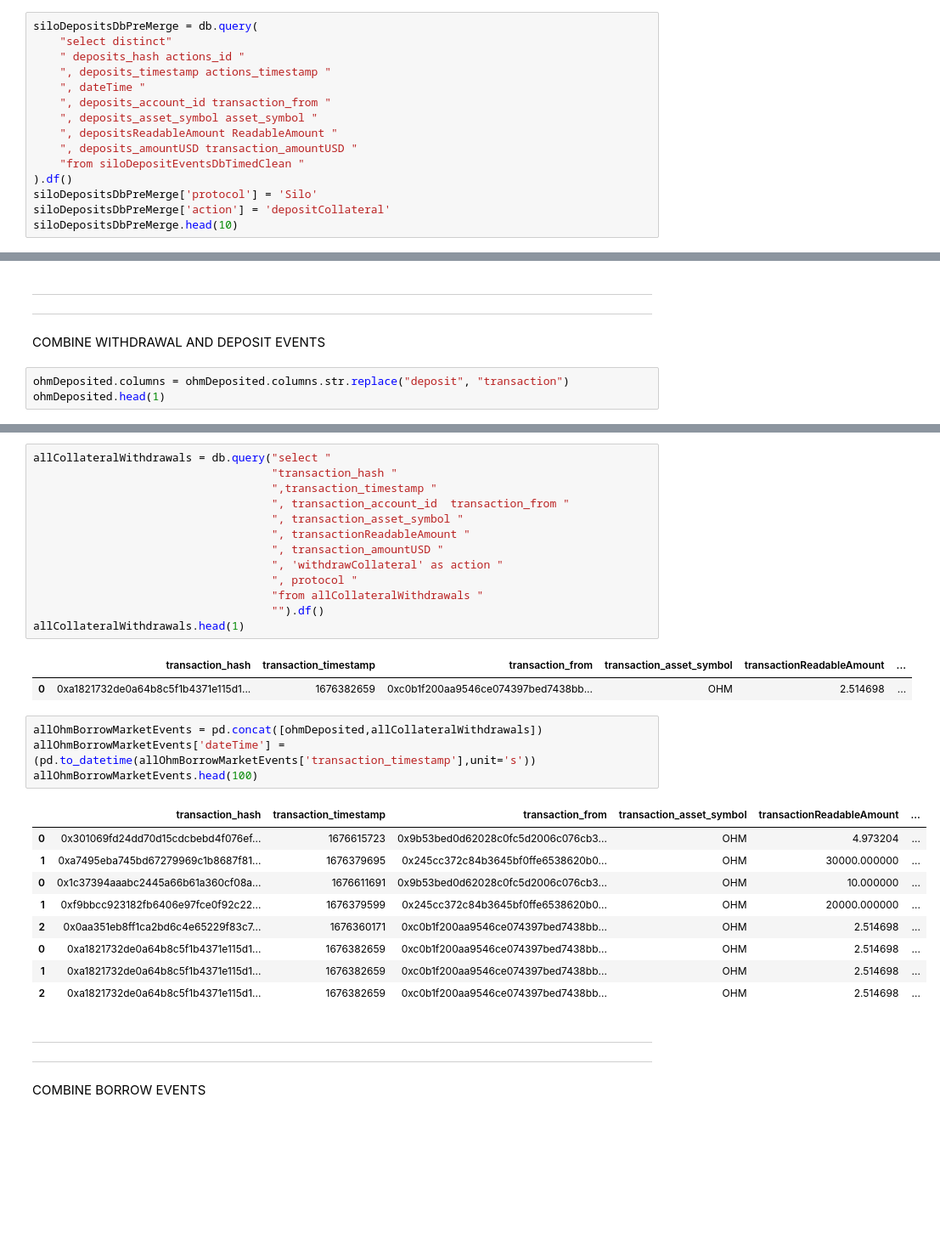
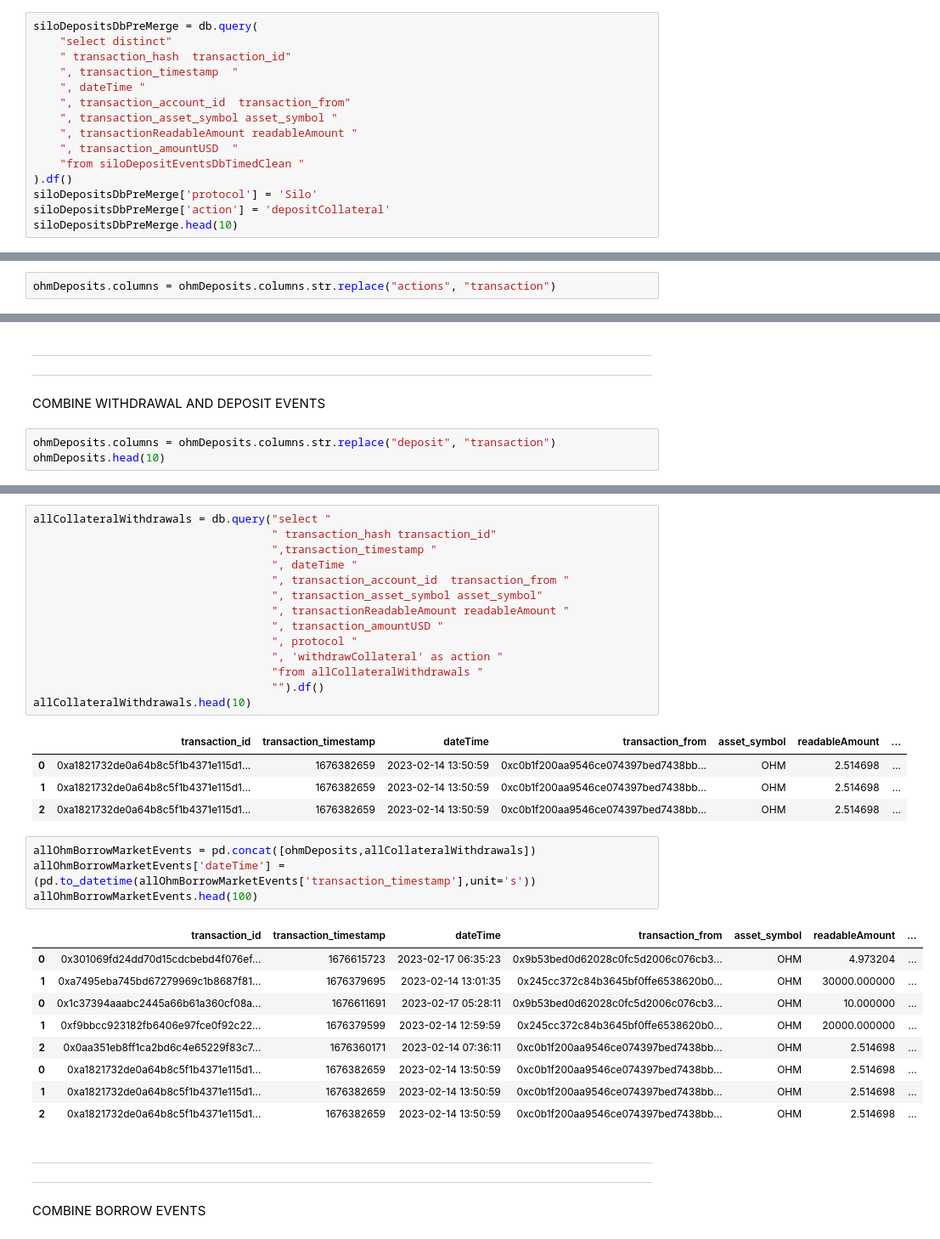
Before and after one commit to EdgeCaser/EconohmetricsOld, a Jupyter notebook: ohmBorrowing.ipynb, the cells around one changed output, grey strips where cells are left out. Shown at 85% size. Cells and saved outputs as stored; diff of their text form; blank space fills up the shorter version.

```diff
--- a/ohmBorrowing.ipynb
+++ b/ohmBorrowing.ipynb
@@ -899,13 +907,13 @@ siloDepositEventsDbTimedClean.head(1)
 # %%
 siloDepositsDbPreMerge = db.query(
     "select distinct"
-    " deposits_hash actions_id "
-    ", deposits_timestamp actions_timestamp "
+    " transaction_hash  transaction_id"
+    ", transaction_timestamp  "
     ", dateTime "
-    ", deposits_account_id transaction_from "
-    ", deposits_asset_symbol asset_symbol "
-    ", depositsReadableAmount ReadableAmount "
-    ", deposits_amountUSD transaction_amountUSD "
+    ", transaction_account_id  transaction_from"
+    ", transaction_asset_symbol asset_symbol "
+    ", transactionReadableAmount readableAmount "
+    ", transaction_amountUSD  "
     "from siloDepositEventsDbTimedClean "
 ).df()
 siloDepositsDbPreMerge['protocol'] = 'Silo'
@@ -926,3 +934,5 @@ ohmDeposits.head(100)
 | 0 | 0x1c37394aaabc2445a66b61a360cf08a... | 1676611691 | 2023-02-17 05:28:11 | 0x9b53bed0d62028c0fc5d2006c076cb3... | OHM | 10.000000 | ... |
 | 1 | 0xf9bbcc923182fb6406e97fce0f92c22... | 1676379599 | 2023-02-14 12:59:59 | 0x245cc372c84b3645bf0ffe6538620b0... | OHM | 20000.000000 | ... |
 | 2 | 0x0aa351eb8ff1ca2bd6c4e65229f83c7... | 1676360171 | 2023-02-14 07:36:11 | 0xc0b1f200aa9546ce074397bed7438bb... | OHM | 2.514698 | ... |
+# %%
+ohmDeposits.columns = ohmDeposits.columns.str.replace("actions", "transaction")
@@ -960,6 +979,6 @@ allCollateralWithdrawals.head(10)
 ****************************************************************************************************************
 COMBINE WITHDRAWAL AND DEPOSIT EVENTS
 # %%
-ohmDeposited.columns = ohmDeposited.columns.str.replace("deposit", "transaction")
-ohmDeposited.head(1)
+ohmDeposits.columns = ohmDeposits.columns.str.replace("deposit", "transaction")
+ohmDeposits.head(10)
 # %% [output]
@@ -968,33 +1000,36 @@ ohmDeposited.head(1)
 # %%
 allCollateralWithdrawals = db.query("select "
-                                    "transaction_hash "
+                                    " transaction_hash transaction_id"
                                     ",transaction_timestamp "
+                                    ", dateTime "
                                     ", transaction_account_id  transaction_from "
-                                    ", transaction_asset_symbol "
-                                    ", transactionReadableAmount "
+                                    ", transaction_asset_symbol asset_symbol"
+                                    ", transactionReadableAmount readableAmount "
                                     ", transaction_amountUSD "
+                                    ", protocol "
                                     ", 'withdrawCollateral' as action "
-                                    ", protocol "
                                     "from allCollateralWithdrawals "
                                     "").df()
-allCollateralWithdrawals.head(1)
+allCollateralWithdrawals.head(10)
 # %% [output]
-|  | transaction_hash | transaction_timestamp | transaction_from | transaction_asset_symbol | transactionReadableAmount | ... |
-| 0 | 0xa1821732de0a64b8c5f1b4371e115d1... | 1676382659 | 0xc0b1f200aa9546ce074397bed7438bb... | OHM | 2.514698 | ... |
+|  | transaction_id | transaction_timestamp | dateTime | transaction_from | asset_symbol | readableAmount | ... |
+| 0 | 0xa1821732de0a64b8c5f1b4371e115d1... | 1676382659 | 2023-02-14 13:50:59 | 0xc0b1f200aa9546ce074397bed7438bb... | OHM | 2.514698 | ... |
+| 1 | 0xa1821732de0a64b8c5f1b4371e115d1... | 1676382659 | 2023-02-14 13:50:59 | 0xc0b1f200aa9546ce074397bed7438bb... | OHM | 2.514698 | ... |
+| 2 | 0xa1821732de0a64b8c5f1b4371e115d1... | 1676382659 | 2023-02-14 13:50:59 | 0xc0b1f200aa9546ce074397bed7438bb... | OHM | 2.514698 | ... |
 # %%
-allOhmBorrowMarketEvents = pd.concat([ohmDeposited,allCollateralWithdrawals])
+allOhmBorrowMarketEvents = pd.concat([ohmDeposits,allCollateralWithdrawals])
 allOhmBorrowMarketEvents['dateTime'] =(pd.to_datetime(allOhmBorrowMarketEvents['transaction_timestamp'],unit='s'))
 allOhmBorrowMarketEvents.head(100)
 # %% [output]
-|  | transaction_hash | transaction_timestamp | transaction_from | transaction_asset_symbol | transactionReadableAmount | ... |
-| 0 | 0x301069fd24dd70d15cdcbebd4f076ef... | 1676615723 | 0x9b53bed0d62028c0fc5d2006c076cb3... | OHM | 4.973204 | ... |
-| 1 | 0xa7495eba745bd67279969c1b8687f81... | 1676379695 | 0x245cc372c84b3645bf0ffe6538620b0... | OHM | 30000.000000 | ... |
-| 0 | 0x1c37394aaabc2445a66b61a360cf08a... | 1676611691 | 0x9b53bed0d62028c0fc5d2006c076cb3... | OHM | 10.000000 | ... |
-| 1 | 0xf9bbcc923182fb6406e97fce0f92c22... | 1676379599 | 0x245cc372c84b3645bf0ffe6538620b0... | OHM | 20000.000000 | ... |
-| 2 | 0x0aa351eb8ff1ca2bd6c4e65229f83c7... | 1676360171 | 0xc0b1f200aa9546ce074397bed7438bb... | OHM | 2.514698 | ... |
-| 0 | 0xa1821732de0a64b8c5f1b4371e115d1... | 1676382659 | 0xc0b1f200aa9546ce074397bed7438bb... | OHM | 2.514698 | ... |
-| 1 | 0xa1821732de0a64b8c5f1b4371e115d1... | 1676382659 | 0xc0b1f200aa9546ce074397bed7438bb... | OHM | 2.514698 | ... |
-| 2 | 0xa1821732de0a64b8c5f1b4371e115d1... | 1676382659 | 0xc0b1f200aa9546ce074397bed7438bb... | OHM | 2.514698 | ... |
+|  | transaction_id | transaction_timestamp | dateTime | transaction_from | asset_symbol | readableAmount | ... |
+| 0 | 0x301069fd24dd70d15cdcbebd4f076ef... | 1676615723 | 2023-02-17 06:35:23 | 0x9b53bed0d62028c0fc5d2006c076cb3... | OHM | 4.973204 | ... |
+| 1 | 0xa7495eba745bd67279969c1b8687f81... | 1676379695 | 2023-02-14 13:01:35 | 0x245cc372c84b3645bf0ffe6538620b0... | OHM | 30000.000000 | ... |
+| 0 | 0x1c37394aaabc2445a66b61a360cf08a... | 1676611691 | 2023-02-17 05:28:11 | 0x9b53bed0d62028c0fc5d2006c076cb3... | OHM | 10.000000 | ... |
+| 1 | 0xf9bbcc923182fb6406e97fce0f92c22... | 1676379599 | 2023-02-14 12:59:59 | 0x245cc372c84b3645bf0ffe6538620b0... | OHM | 20000.000000 | ... |
+| 2 | 0x0aa351eb8ff1ca2bd6c4e65229f83c7... | 1676360171 | 2023-02-14 07:36:11 | 0xc0b1f200aa9546ce074397bed7438bb... | OHM | 2.514698 | ... |
+| 0 | 0xa1821732de0a64b8c5f1b4371e115d1... | 1676382659 | 2023-02-14 13:50:59 | 0xc0b1f200aa9546ce074397bed7438bb... | OHM | 2.514698 | ... |
+| 1 | 0xa1821732de0a64b8c5f1b4371e115d1... | 1676382659 | 2023-02-14 13:50:59 | 0xc0b1f200aa9546ce074397bed7438bb... | OHM | 2.514698 | ... |
+| 2 | 0xa1821732de0a64b8c5f1b4371e115d1... | 1676382659 | 2023-02-14 13:50:59 | 0xc0b1f200aa9546ce074397bed7438bb... | OHM | 2.514698 | ... |
 # %% [markdown]
 ****************************************************************************************************************
 ****************************************************************************************************************
```
Also changed, not shown: parts of 41 cells of this notebook, 1 other file.
